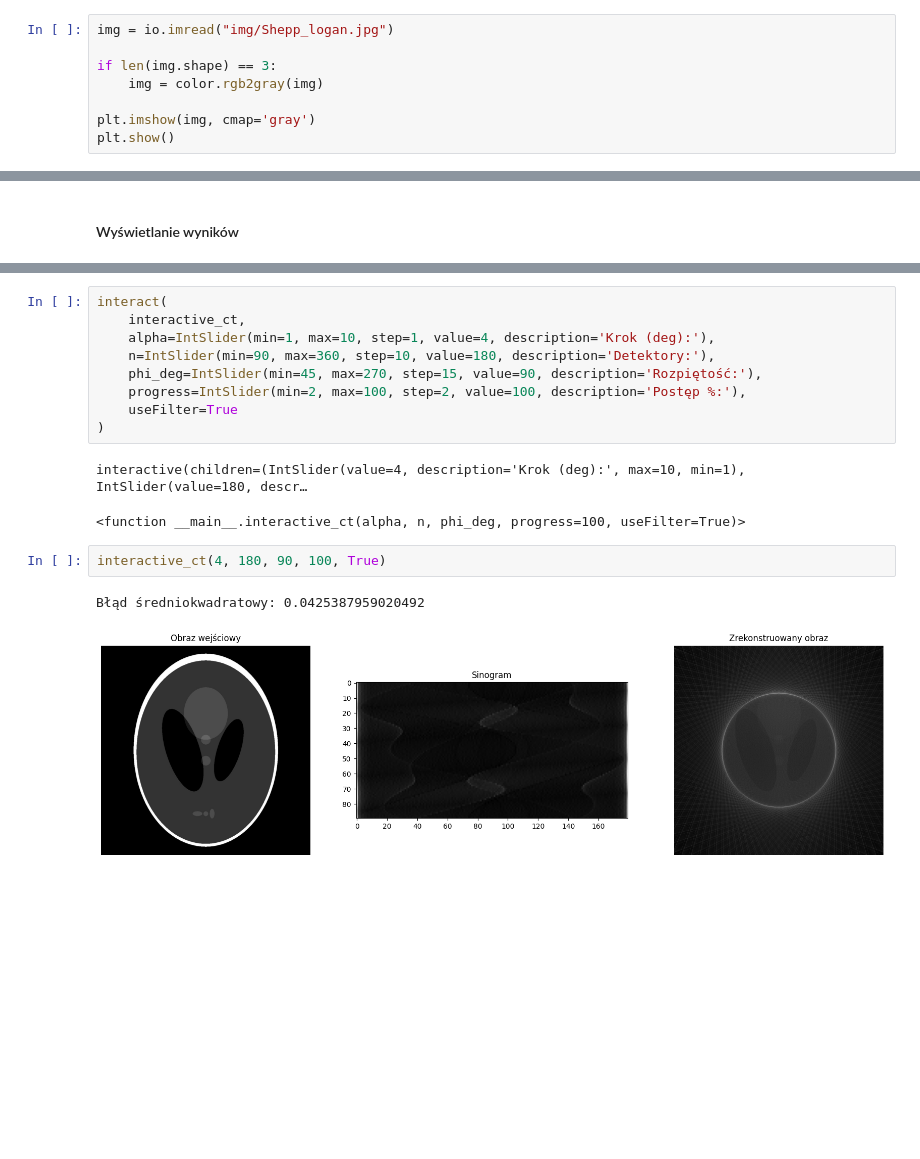
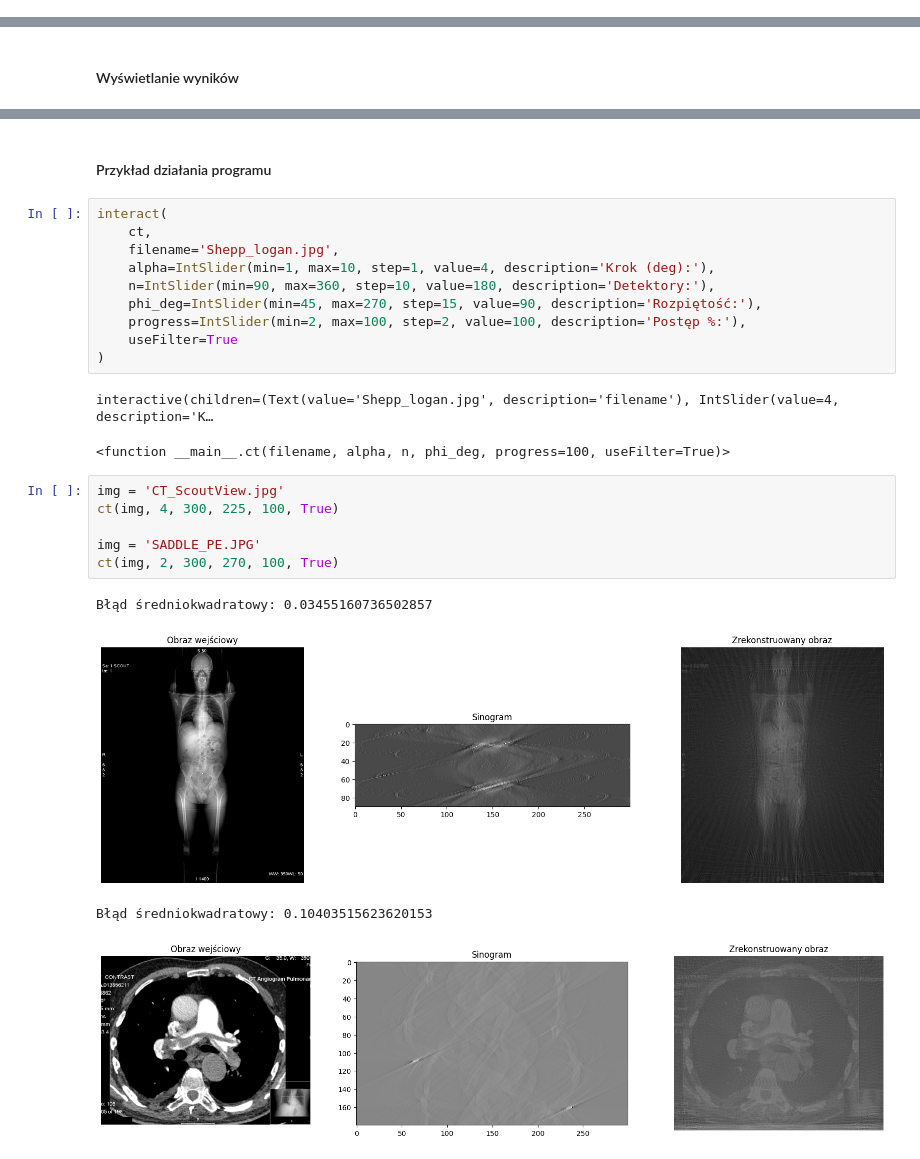
Before and after one commit to oliwiatarent/computed-tomography-simulator, a Jupyter notebook: ct-simulator.ipynb, the cells around one changed output, grey strips where cells are left out. Drawn from its saved outputs; the diff is of its cells as text; blank space fills up the shorter version.

```diff
--- a/ct-simulator.ipynb
+++ b/ct-simulator.ipynb
@@ -208,8 +228,0 @@ def save_as_dicom(file_name, img, patient_data):
-# %%
-img = io.imread("img/Shepp_logan.jpg")
-
-if len(img.shape) == 3:
-    img = color.rgb2gray(img)
-
-plt.imshow(img, cmap='gray')
-plt.show()
@@ -261,6 +282,9 @@ def interactive_ct(alpha, n, phi_deg, progress=100, useFilter=True):
+# %% [markdown]
+#### Przykład działania programu
 # %%
 interact(
-    interactive_ct,
+    ct,
+    filename='Shepp_logan.jpg',
     alpha=IntSlider(min=1, max=10, step=1, value=4, description='Krok (deg):'),
     n=IntSlider(min=90, max=360, step=10, value=180, description='Detektory:'),
     phi_deg=IntSlider(min=45, max=270, step=15, value=90, description='Rozpiętość:'),
@@ -268,10 +292,16 @@ interact(
     useFilter=True
 )
 # %% [output]
-interactive(children=(IntSlider(value=4, description='Krok (deg):', max=10, min=1), IntSlider(value=180, descr…
+interactive(children=(Text(value='Shepp_logan.jpg', description='filename'), IntSlider(value=4, description='K…
-<function __main__.interactive_ct(alpha, n, phi_deg, progress=100, useFilter=True)>
+<function __main__.ct(filename, alpha, n, phi_deg, progress=100, useFilter=True)>
 # %%
-interactive_ct(4, 180, 90, 100, True)
+img = 'CT_ScoutView.jpg'
+ct(img, 4, 300, 225, 100, True)
+
+img = 'SADDLE_PE.JPG'
+ct(img, 2, 300, 270, 100, True)
 # %% [output]
-Błąd średniokwadratowy: 0.0425387959020492
+Błąd średniokwadratowy: 0.03455160736502857
-[figure, old version]
+[figure, new version]
+Błąd średniokwadratowy: 0.10403515623620153
+[figure, added]
```
Also changed, not shown: parts of 8 cells of this notebook, 6 other files.
